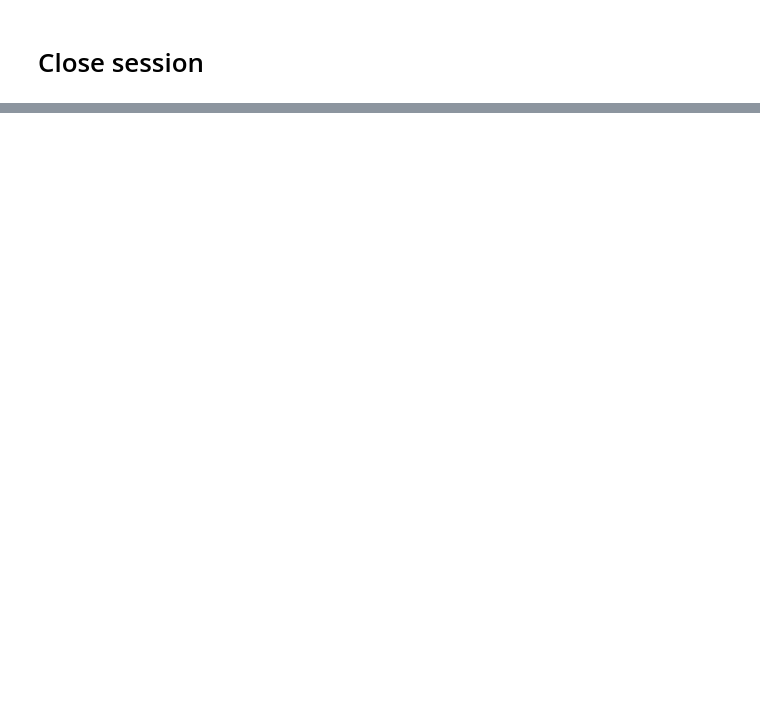
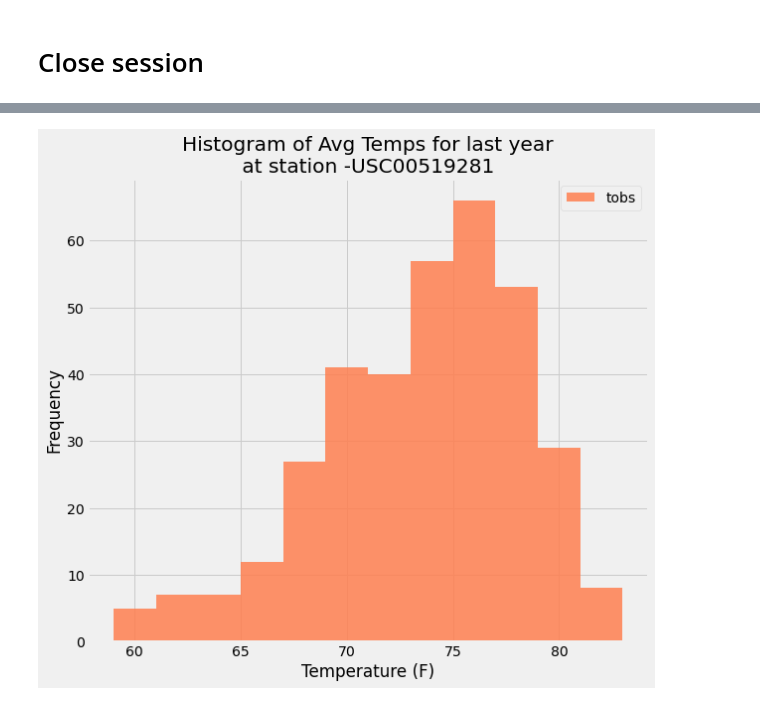
Before and after one commit to maheshsfd124/sqlalchemy-challenge, a Jupyter notebook: climate_starter.ipynb, the cells around one changed output, grey strips where cells are left out. Saved outputs shown, nothing was run; the diff lists cells and outputs as text; code cells hidden in the pictures; blank space fills up the shorter version.

Commit message:
added alternate way

```diff
--- a/climate_starter.ipynb
+++ b/climate_starter.ipynb
@@ -171,2 +200,8 @@ plt.show()
 # %% [markdown]
 # Close session
+# %%
+#Alternate way of querying data
+df4=pd.read_sql("SELECT date, tobs FROM measurement where station='USC00519281' and date >= '2016-08-23'",conn)
+df4.head()
+temp_df = df4.set_index("date").sort_index(ascending=True)
+temp_df.head()
@@ -173,3 +216,12 @@ plt.show()
+# %%
+temp_df.plot(kind="hist", color="coral", bins=12, alpha=0.85, figsize=(9, 8))
+plt.title(    f"Histogram of Avg Temps for last year\n at station -USC00519281 ")
+plt.xlabel("Temperature (F)")
+plt.ylabel("Frequency")
+plt.savefig('station-histogram.png') #save figure
+plt.show()
+# %% [output]
+[figure, added]
 # %%
 # Close Session
 session.close()
```
Also changed, not shown: parts of 3 cells of this notebook, 1 other file.
